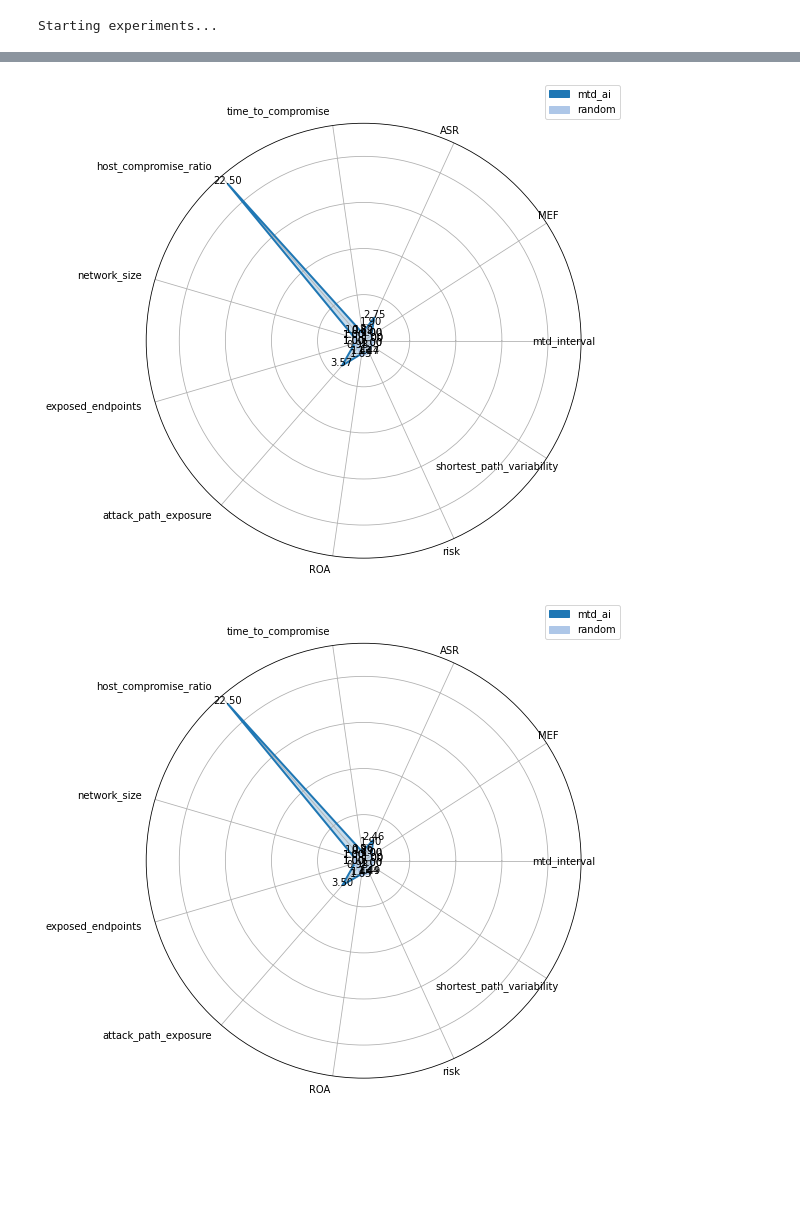
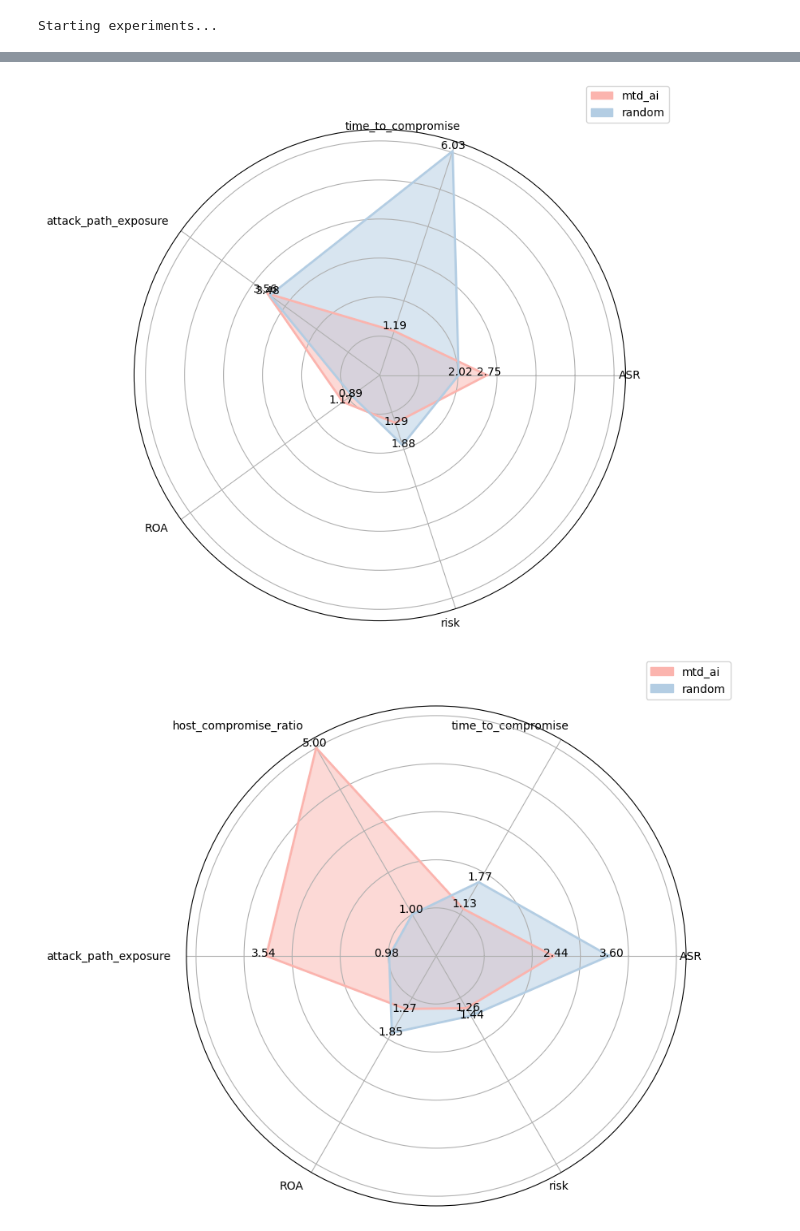
Before and after one commit to MoeBuTa/MTDSim, a Jupyter notebook: experiments/experiments.ipynb, the cells around one changed output, grey strips where cells are left out. Saved outputs shown, nothing was run; the diff lists cells and outputs as text; code cells hidden in the pictures; blank space fills up the shorter version.

Commit message:
Modified plotting code

```diff
--- a/experiments/experiments.ipynb
+++ b/experiments/experiments.ipynb
@@ -40,13 +42,13 @@ epsilon = 1.0  # exploration rate
 
 # Simulator Settings
 start_time = 0
-finish_time = 3000
+finish_time = 15000
 mtd_interval = [200]
-network_size = [25]
+network_size = [300]
 total_nodes = 300
 new_network = True
 
-trial = 100
+trial = 50
 
 mtd_strategies = [
     CompleteTopologyShuffle,
@@ -278,0 +283,22 @@ Trial_ 0
+# %%
+models = ['simultaneous']
+# models = ['parameter_set_1']
+ids_sensitivity = [1]
+
+for model in models:
+    for sensitivity in ids_sensitivity:
+        file_name = f"{model}_{sensitivity}"
+        print(f"Running experiments for model {model}")
+        result = Experiment(epsilon=epsilon,
+                            start_time=start_time,
+                            finish_time=finish_time,
+                            mtd_interval=mtd_interval,
+                            network_size=network_size,
+                            total_nodes=total_nodes,
+                            new_network=new_network,
+                            model=model,
+                            trial=trial,
+                            result_head_path=result_head_path,
+                            file_name=file_name,
+                            attacker_sensitivity=sensitivity)
+        result.run_trials('simultaneous')
@@ -278,0 +330,5 @@ Trial_ 0
+# %%
+model = 'parameter_set_1'
+radar = RadarPlot(epsilon, start_time, finish_time, mtd_interval, network_size,total_nodes, new_network,  model, trial, result_head_path)
+schemes_data = radar.multiple_scaled_pipeline(schemes=['parameter_set_1_1', 'parameter_set_2_1', 'parameter_set_3_1', 'parameter_set_4_1', 'parameter_set_5_1', 'parameter_set_6_1', 'parameter_set_7_1', 'parameter_set_8_1', 'parameter_set_9_1', 'parameter_set_10_1'], data_name=['parameter_set_1_1', 'parameter_set_2_1', 'parameter_set_3_1', 'parameter_set_4_1', 'parameter_set_5_1', 'parameter_set_6_1', 'parameter_set_7_1', 'parameter_set_8_1', 'parameter_set_9_1', 'parameter_set_10_1'], run_trial = False)
+radar.plot_n_schemes(schemes_data)
@@ -279,14 +343,14 @@ Trial_ 0
 # %%
 radar = RadarPlot(epsilon, start_time, finish_time, mtd_interval, network_size,total_nodes, new_network,  model, trial, result_head_path)
-schemes_data = radar.multiple_scaled_pipeline(schemes=['mtd_ai', 'random'], data_name=['parameter_set_1_0', 'random'], run_trial = False)
+schemes_data = radar.multiple_scaled_pipeline(schemes=['mtd_ai', 'random'], data_name=['parameter_set_3_1', 'simultaneous'], run_trial = False)
 radar.plot_n_schemes(schemes_data)
 # %% [output]
-[figure, old version]
+[figure, new version]
 # %%
 radar = RadarPlot(epsilon, start_time, finish_time, mtd_interval, network_size,total_nodes, new_network,  model, trial, result_head_path)
-schemes_data = radar.multiple_scaled_pipeline(schemes=['mtd_ai', 'random'], data_name=['parameter_set_1_0.6', 'random'], run_trial = False)
+schemes_data = radar.multiple_scaled_pipeline(schemes=['mtd_ai', 'random'], data_name=['parameter_set_4_1', 'simultaneous'], run_trial = False)
 radar.plot_n_schemes(schemes_data)
 # %% [output]
-[figure, old version]
+[figure, new version]
 # %%
 radar = RadarPlot(epsilon, start_time, finish_time, mtd_interval, network_size,total_nodes, new_network,  model, trial, result_head_path)
```
Also changed, not shown: parts of 14 cells of this notebook, 6 other files.
